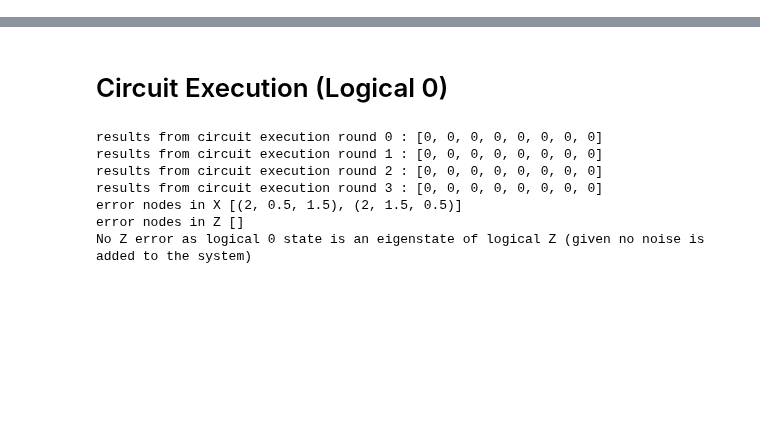
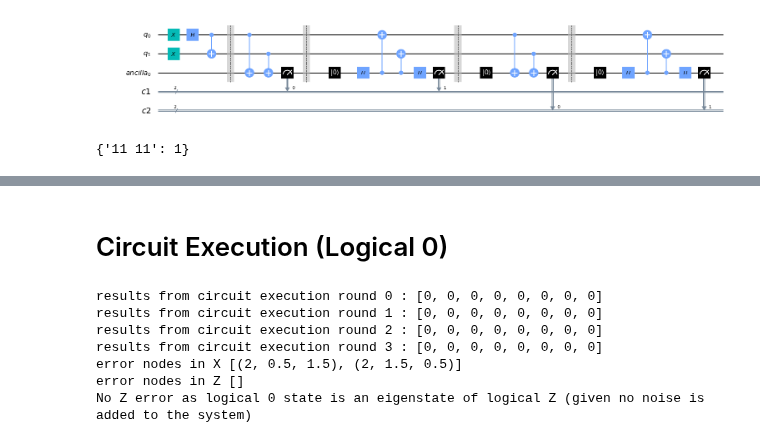
Before and after one commit to yaleqc/qtcodes, a Jupyter notebook: tutorials/1_surface_code_encoding.ipynb, the cells around one changed output, grey strips where cells are left out. Drawn from its saved outputs; the diff is of its cells as text; code cells hidden in the pictures; blank space fills up the shorter version.

```diff
--- a/tutorials/1_surface_code_encoding.ipynb
+++ b/tutorials/1_surface_code_encoding.ipynb
@@ -0,0 +15,53 @@
+# %%
+qr = QuantumRegister(2, name='q')
+an = QuantumRegister(1, name='ancilla')
+
+c1 = ClassicalRegister(2, name='c1')
+c2 = ClassicalRegister(2, name='c2')
+
+circ = QuantumCircuit(qr, an, c1, c2)
+
+# Initialize |11> Bell state
+circ.x(0)
+circ.x(1)
+circ.h(0)
+circ.cx(0, 1)
+circ.barrier()
+
+# Measure ZZ
+circ.cx(0, 2)
+circ.cx(1, 2)
+circ.measure(an, c1[0])
+circ.barrier()
+
+# Measure XX
+circ.reset(an)
+circ.h(an)
+circ.cx(an, 0)
+circ.cx(an, 1)
+circ.h(an)
+circ.measure(an, c1[1])
+circ.barrier()
+
+# Measure ZZ
+circ.reset(an)
+circ.cx(0, 2)
+circ.cx(1, 2)
+circ.measure(an, c2[0])
+circ.barrier()
+
+# Measure XX
+circ.reset(an)
+circ.h(an[0])
+circ.cx(an[0], 0)
+circ.cx(an[0], 1)
+circ.h(an[0])
+circ.measure(an, c2[1])
+
+circ.draw(output='mpl', fold=30)
+# %% [output]
+[figure, added]
+# %%
+execute(circ, Aer.get_backend('qasm_simulator'), shots=1).result().get_counts()
+# %% [output]
+{'11 11': 1}
```
Also changed, not shown: parts of 11 cells of this notebook.
